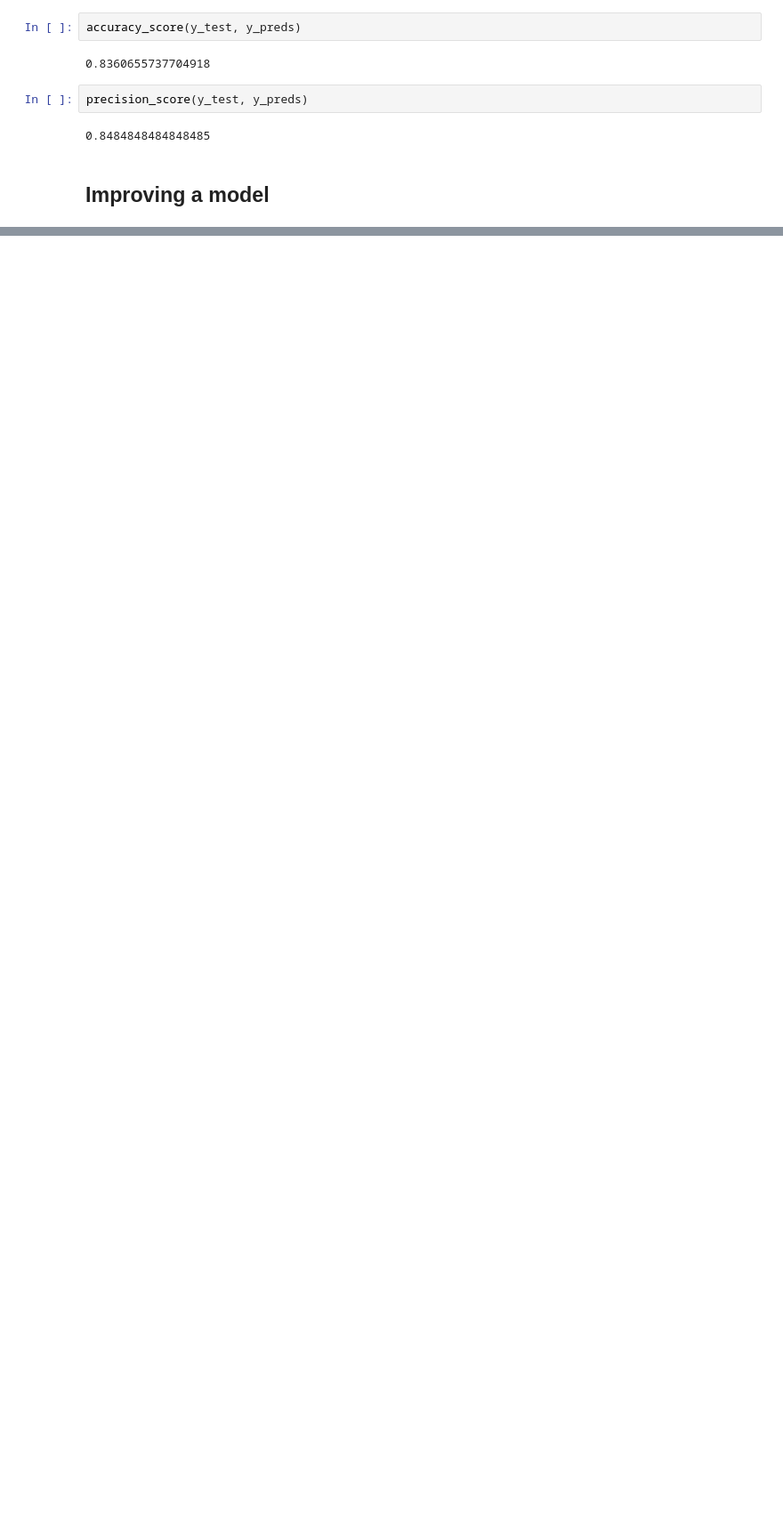
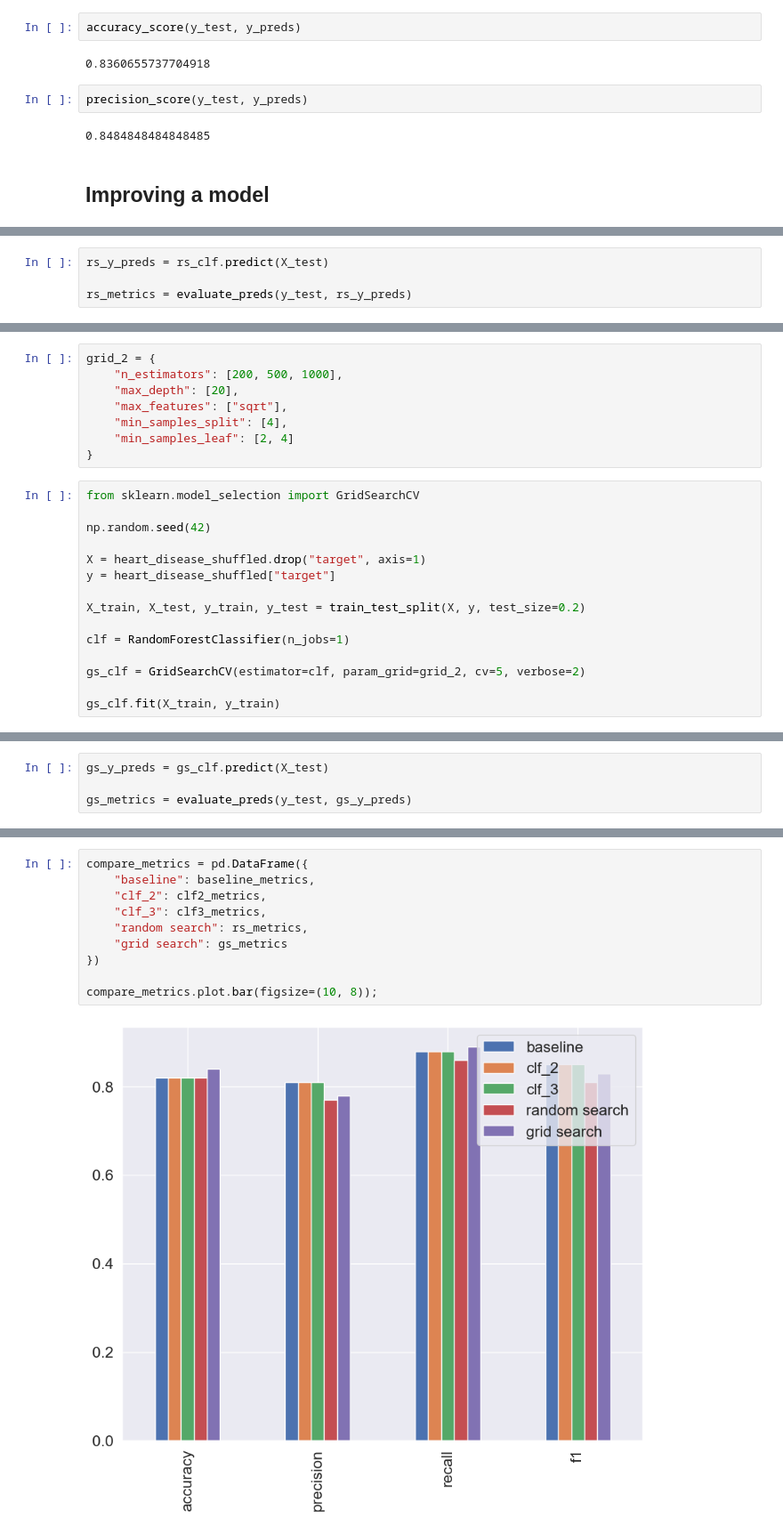
Before and after one commit to isoteriksoftware/psyche, a Jupyter notebook: scikit.ipynb, the cells around one changed output, grey strips where cells are left out. Shown at 89% size. Cells and saved outputs as stored; diff of their text form; blank space fills up the shorter version.

```diff
--- a/scikit.ipynb
+++ b/scikit.ipynb
@@ -1091,0 +1253,4 @@ precision_score(y_test, y_preds)
+# %%
+rs_y_preds = rs_clf.predict(X_test)
+
+rs_metrics = evaluate_preds(y_test, rs_y_preds)
@@ -1091,0 +1264,23 @@ precision_score(y_test, y_preds)
+# %%
+grid_2 = {
+    "n_estimators": [200, 500, 1000],
+    "max_depth": [20],
+    "max_features": ["sqrt"],
+    "min_samples_split": [4],
+    "min_samples_leaf": [2, 4]
+}
+# %%
+from sklearn.model_selection import GridSearchCV
+
+np.random.seed(42)
+
+X = heart_disease_shuffled.drop("target", axis=1)
+y = heart_disease_shuffled["target"]
+
+X_train, X_test, y_train, y_test = train_test_split(X, y, test_size=0.2)
+
+clf = RandomForestClassifier(n_jobs=1)
+
+gs_clf = GridSearchCV(estimator=clf, param_grid=grid_2, cv=5, verbose=2)
+
+gs_clf.fit(X_train, y_train)
@@ -1091,0 +1318,4 @@ precision_score(y_test, y_preds)
+# %%
+gs_y_preds = gs_clf.predict(X_test)
+
+gs_metrics = evaluate_preds(y_test, gs_y_preds)
@@ -1091,0 +1327,12 @@ precision_score(y_test, y_preds)
+# %%
+compare_metrics = pd.DataFrame({
+    "baseline": baseline_metrics,
+    "clf_2": clf2_metrics,
+    "clf_3": clf3_metrics,
+    "random search": rs_metrics,
+    "grid search": gs_metrics
+})
+
+compare_metrics.plot.bar(figsize=(10, 8));
+# %% [output]
+[figure, added]
```
Also changed, not shown: parts of 13 cells of this notebook.
